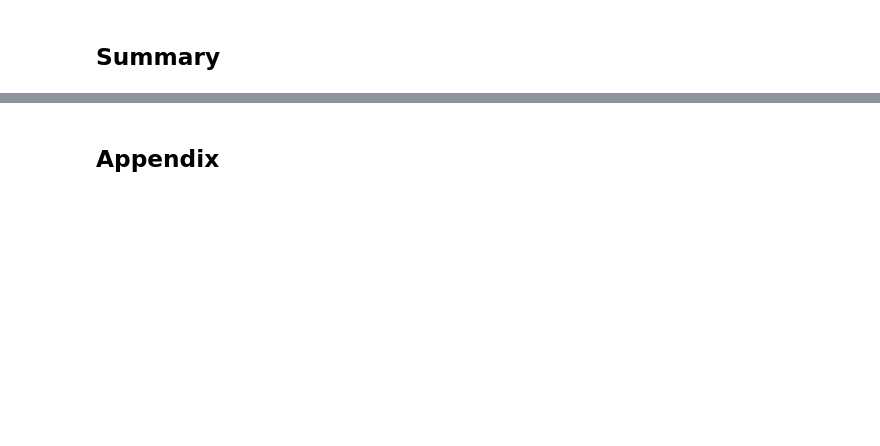
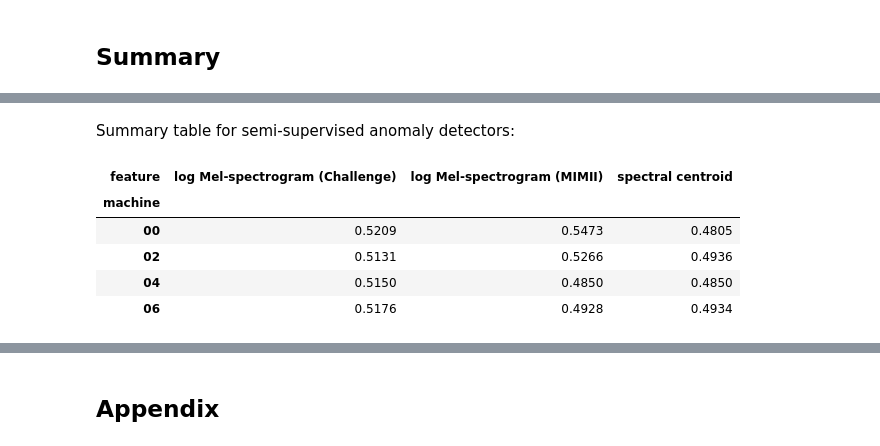
Before and after one commit to xiaoxi-david/malfunctioning-machines, a Jupyter notebook: development/jupyter/notebooks/1-Intro.ipynb, the cells around one changed output, grey strips where cells are left out. Saved outputs shown, nothing was run; the diff lists cells and outputs as text; code cells hidden in the pictures; blank space fills up the shorter version.

```diff
--- a/development/jupyter/notebooks/1-Intro.ipynb
+++ b/development/jupyter/notebooks/1-Intro.ipynb
@@ -400,0 +735,11 @@ An autoencoder belongs to a family of machine learning models, called neural net
+# %%
+dct_types = {
+    "type": "category",
+    "feature": "category",
+    "machine": "category",
+}
+
+metrics_df = pd.read_csv(
+    "https://raw.githubusercontent.com/xiaoxi-david/malfunctioning-machines/main/development/jupyter/csv/metrics.csv",
+    dtype=dct_types
+)
@@ -400,0 +765,19 @@ An autoencoder belongs to a family of machine learning models, called neural net
+# %% [markdown]
+Summary table for semi-supervised anomaly detectors:
+# %%
+(
+    metrics_df
+    .query("type == 'semi-supervised'")
+    .pivot_table(
+        columns=["feature"],
+        index="machine",
+        values="roc-auc"
+    )
+)
+# %% [output]
+| feature | log Mel-spectrogram (Challenge) | log Mel-spectrogram (MIMII) | spectral centroid |
+| machine |  |  |  |
+| 00 | 0.5209 | 0.5473 | 0.4805 |
+| 02 | 0.5131 | 0.5266 | 0.4936 |
+| 04 | 0.5150 | 0.4850 | 0.4850 |
+| 06 | 0.5176 | 0.4928 | 0.4934 |
```
Also changed, not shown: parts of 57 cells of this notebook, 2 other files.
